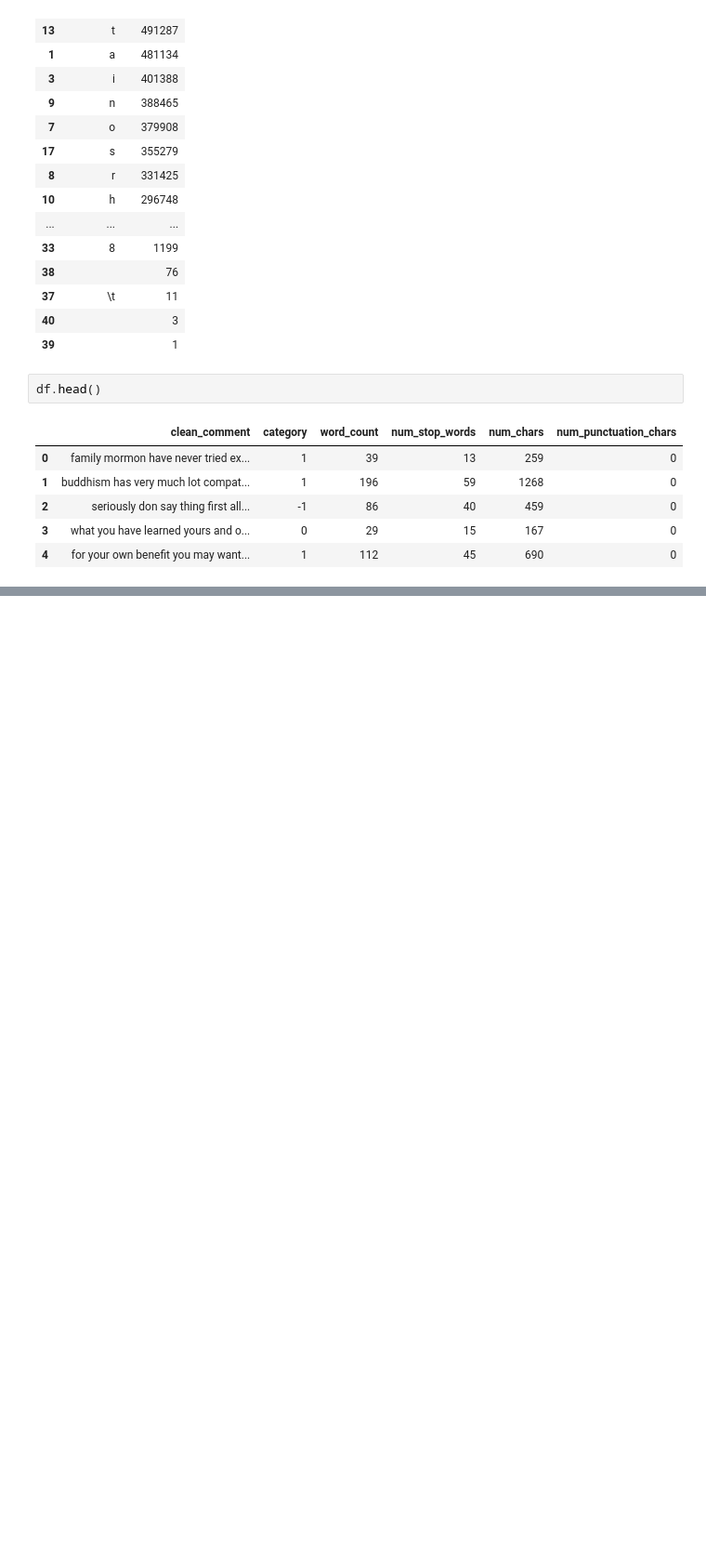
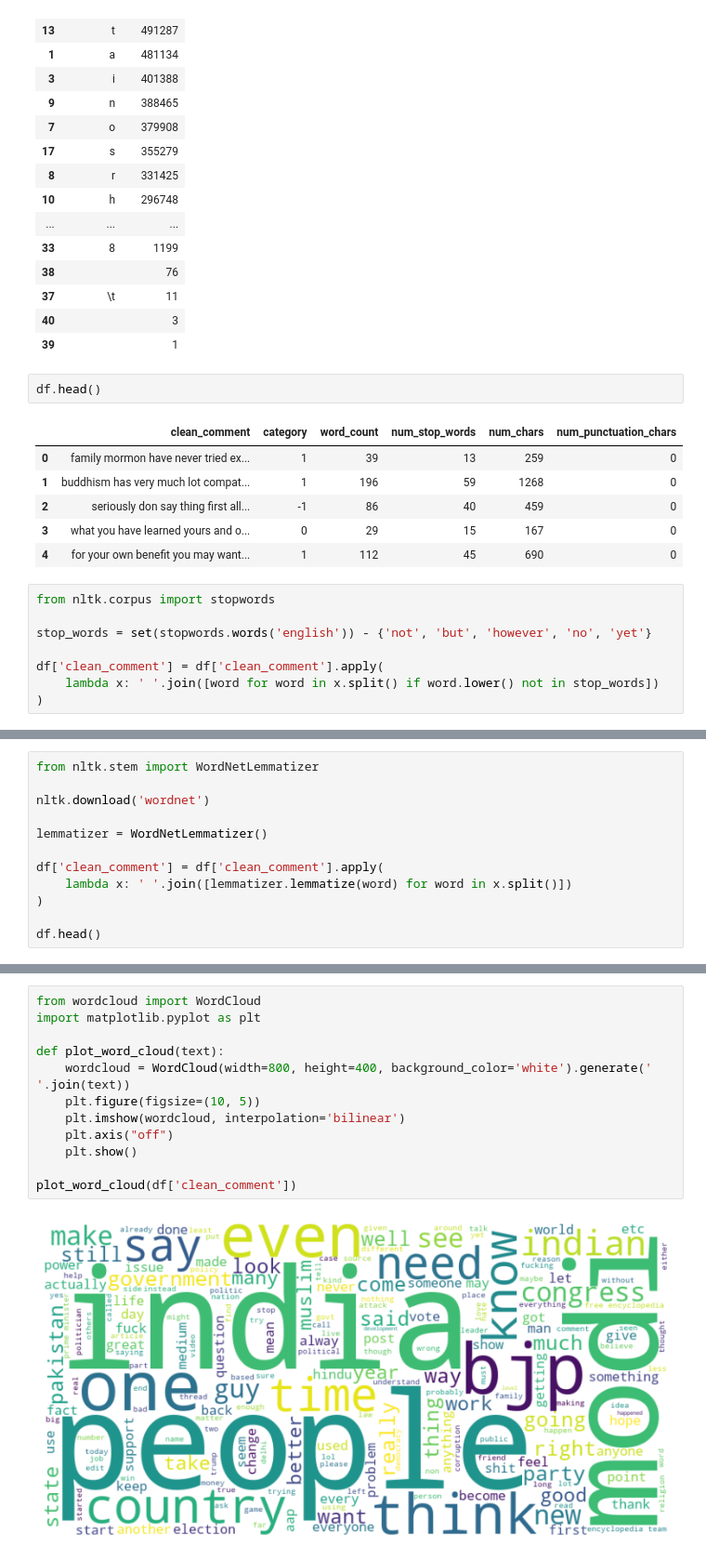
Before and after one commit to Aditya-Raj-Kaushik/ai, a Jupyter notebook: Preprocessing_EDA.ipynb, the cells around one changed output, grey strips where cells are left out. Shown at 93% size. Cells and saved outputs as stored; diff of their text form; blank space fills up the shorter version.

```diff
--- a/Preprocessing_EDA.ipynb
+++ b/Preprocessing_EDA.ipynb
@@ -522,3 +522,11 @@ df.head()
 | 2 | seriously don say thing first all... | -1 | 86 | 40 | 459 | 0 |
 | 3 | what you have learned yours and o... | 0 | 29 | 15 | 167 | 0 |
 | 4 | for your own benefit you may want... | 1 | 112 | 45 | 690 | 0 |
+# %%
+from nltk.corpus import stopwords
+
+stop_words = set(stopwords.words('english')) - {'not', 'but', 'however', 'no', 'yet'}
+
+df['clean_comment'] = df['clean_comment'].apply(
+    lambda x: ' '.join([word for word in x.split() if word.lower() not in stop_words])
+)
@@ -524,0 +542,12 @@ df.head()
+# %%
+from nltk.stem import WordNetLemmatizer
+
+nltk.download('wordnet')
+
+lemmatizer = WordNetLemmatizer()
+
+df['clean_comment'] = df['clean_comment'].apply(
+    lambda x: ' '.join([lemmatizer.lemmatize(word) for word in x.split()])
+)
+
+df.head()
@@ -524,0 +564,14 @@ df.head()
+# %%
+from wordcloud import WordCloud
+import matplotlib.pyplot as plt
+
+def plot_word_cloud(text):
+    wordcloud = WordCloud(width=800, height=400, background_color='white').generate(' '.join(text))
+    plt.figure(figsize=(10, 5))
+    plt.imshow(wordcloud, interpolation='bilinear')
+    plt.axis("off")
+    plt.show()
+
+plot_word_cloud(df['clean_comment'])
+# %% [output]
+[figure, added]
```
Also changed, not shown: parts of 2 cells of this notebook.
